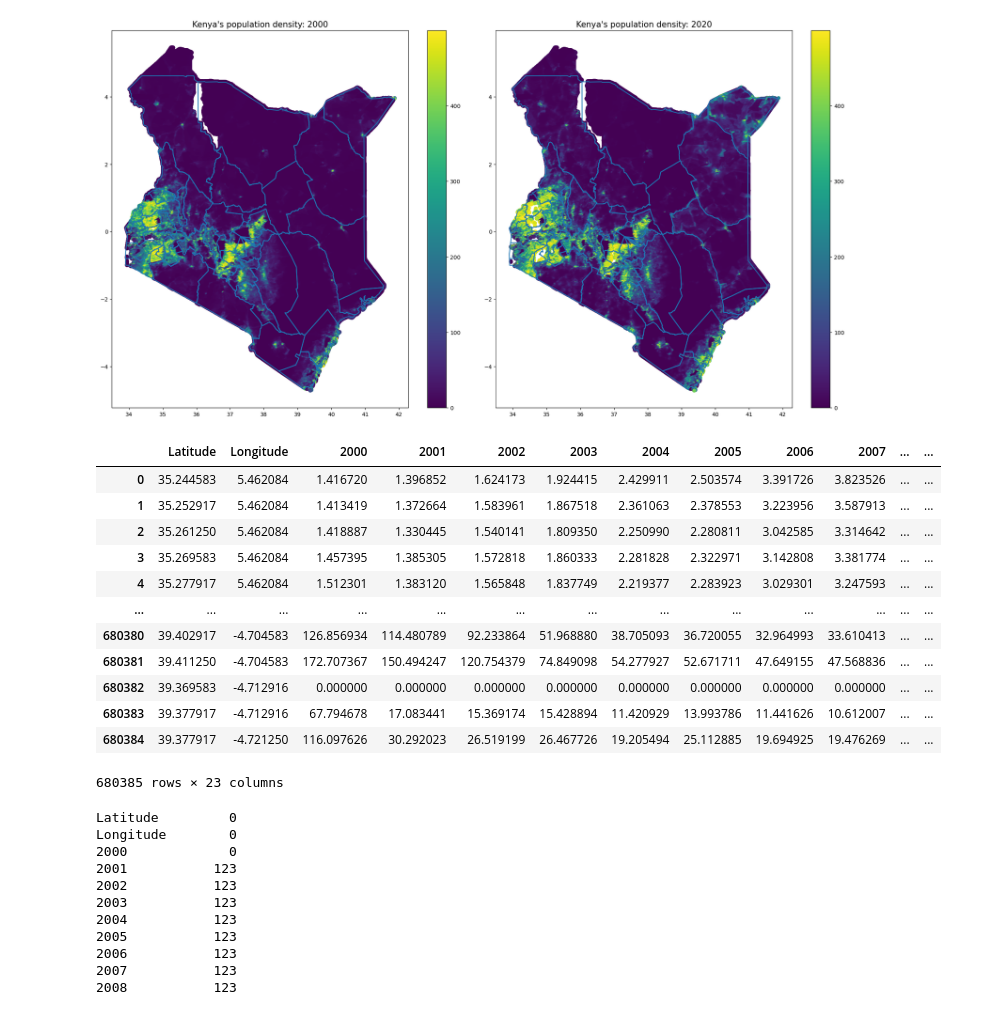
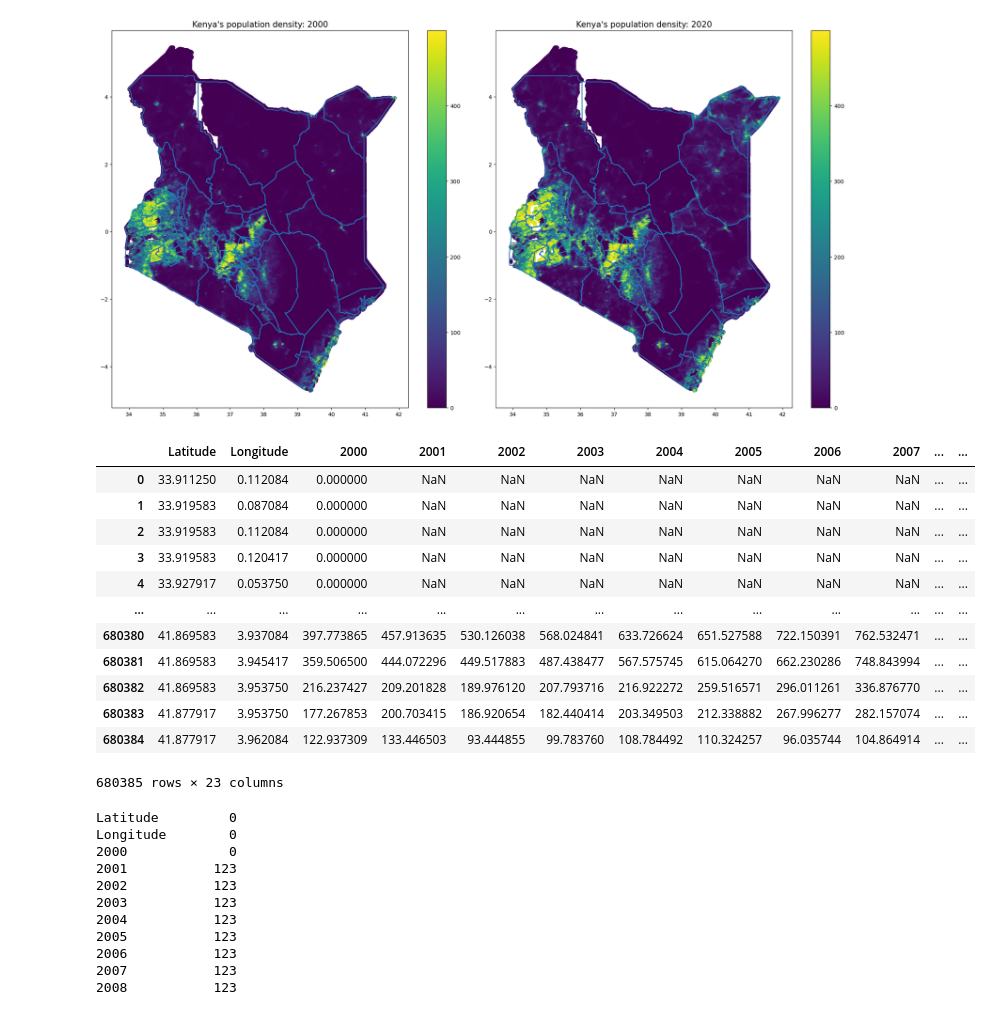
Before and after one commit to DavidGathimbaM/Energy-Access-and-Electrification-planning-in-Kenya, a Jupyter notebook: group_workbook/David.ipynb, the cells around one changed output. Cells and saved outputs as stored; diff of their text form; code cells hidden in the pictures.

```diff
--- a/group_workbook/David.ipynb
+++ b/group_workbook/David.ipynb
@@ -439,42 +604,42 @@ plt.show()
 # %%
 import glob
 import os
 
 # Define the path to your CSV files
-path = r'C:\Users\pc\Documents\Projects\Energy-Access-and-Electrification-planning-in-Kenya\data\pop_density_data\pop_density_data'
+path = '../data/pop_density_data/pop_density_data'
 pop_files = glob.glob(path + "/*.csv")
 
 # Initialize a list to hold each DataFrame
 pop_dfs = []
 
 # Loop over each file to process it
 for file in pop_files:
     year = os.path.basename(file).split('.')[0]
     pop_df = pd.read_csv(file)
     pop_df = pop_df.rename(columns={'Z': year, 'X':'Latitude', 'Y':'Longitude'})
 
     # Append the DataFrame to the list
     pop_dfs.append(pop_df)
 
 # Merge all DataFrames on 'X' and 'Y' columns
 pop_density_df = pop_dfs[0]
 for pop_df in pop_dfs[1:]:
     pop_density_df = pop_density_df.merge(pop_df, on=['Latitude', 'Longitude'], how='outer')
 
 pop_density_df
 # %% [output]
 |  | Latitude | Longitude | 2000 | 2001 | 2002 | 2003 | 2004 | 2005 | 2006 | 2007 | ... | ... |
-| 0 | 35.244583 | 5.462084 | 1.416720 | 1.396852 | 1.624173 | 1.924415 | 2.429911 | 2.503574 | 3.391726 | 3.823526 | ... | ... |
-| 1 | 35.252917 | 5.462084 | 1.413419 | 1.372664 | 1.583961 | 1.867518 | 2.361063 | 2.378553 | 3.223956 | 3.587913 | ... | ... |
-| 2 | 35.261250 | 5.462084 | 1.418887 | 1.330445 | 1.540141 | 1.809350 | 2.250990 | 2.280811 | 3.042585 | 3.314642 | ... | ... |
-| 3 | 35.269583 | 5.462084 | 1.457395 | 1.385305 | 1.572818 | 1.860333 | 2.281828 | 2.322971 | 3.142808 | 3.381774 | ... | ... |
-| 4 | 35.277917 | 5.462084 | 1.512301 | 1.383120 | 1.565848 | 1.837749 | 2.219377 | 2.283923 | 3.029301 | 3.247593 | ... | ... |
+| 0 | 33.911250 | 0.112084 | 0.000000 | NaN | NaN | NaN | NaN | NaN | NaN | NaN | ... | ... |
+| 1 | 33.919583 | 0.087084 | 0.000000 | NaN | NaN | NaN | NaN | NaN | NaN | NaN | ... | ... |
+| 2 | 33.919583 | 0.112084 | 0.000000 | NaN | NaN | NaN | NaN | NaN | NaN | NaN | ... | ... |
+| 3 | 33.919583 | 0.120417 | 0.000000 | NaN | NaN | NaN | NaN | NaN | NaN | NaN | ... | ... |
+| 4 | 33.927917 | 0.053750 | 0.000000 | NaN | NaN | NaN | NaN | NaN | NaN | NaN | ... | ... |
 | ... | ... | ... | ... | ... | ... | ... | ... | ... | ... | ... | ... | ... |
-| 680380 | 39.402917 | -4.704583 | 126.856934 | 114.480789 | 92.233864 | 51.968880 | 38.705093 | 36.720055 | 32.964993 | 33.610413 | ... | ... |
-| 680381 | 39.411250 | -4.704583 | 172.707367 | 150.494247 | 120.754379 | 74.849098 | 54.277927 | 52.671711 | 47.649155 | 47.568836 | ... | ... |
-| 680382 | 39.369583 | -4.712916 | 0.000000 | 0.000000 | 0.000000 | 0.000000 | 0.000000 | 0.000000 | 0.000000 | 0.000000 | ... | ... |
-| 680383 | 39.377917 | -4.712916 | 67.794678 | 17.083441 | 15.369174 | 15.428894 | 11.420929 | 13.993786 | 11.441626 | 10.612007 | ... | ... |
-| 680384 | 39.377917 | -4.721250 | 116.097626 | 30.292023 | 26.519199 | 26.467726 | 19.205494 | 25.112885 | 19.694925 | 19.476269 | ... | ... |
+| 680380 | 41.869583 | 3.937084 | 397.773865 | 457.913635 | 530.126038 | 568.024841 | 633.726624 | 651.527588 | 722.150391 | 762.532471 | ... | ... |
+| 680381 | 41.869583 | 3.945417 | 359.506500 | 444.072296 | 449.517883 | 487.438477 | 567.575745 | 615.064270 | 662.230286 | 748.843994 | ... | ... |
+| 680382 | 41.869583 | 3.953750 | 216.237427 | 209.201828 | 189.976120 | 207.793716 | 216.922272 | 259.516571 | 296.011261 | 336.876770 | ... | ... |
+| 680383 | 41.877917 | 3.953750 | 177.267853 | 200.703415 | 186.920654 | 182.440414 | 203.349503 | 212.338882 | 267.996277 | 282.157074 | ... | ... |
+| 680384 | 41.877917 | 3.962084 | 122.937309 | 133.446503 | 93.444855 | 99.783760 | 108.784492 | 110.324257 | 96.035744 | 104.864914 | ... | ... |
 680385 rows × 23 columns
 # %%
 pop_density_df.isna().sum()
```
Also changed, not shown: parts of 17 cells of this notebook, 1 other file.
